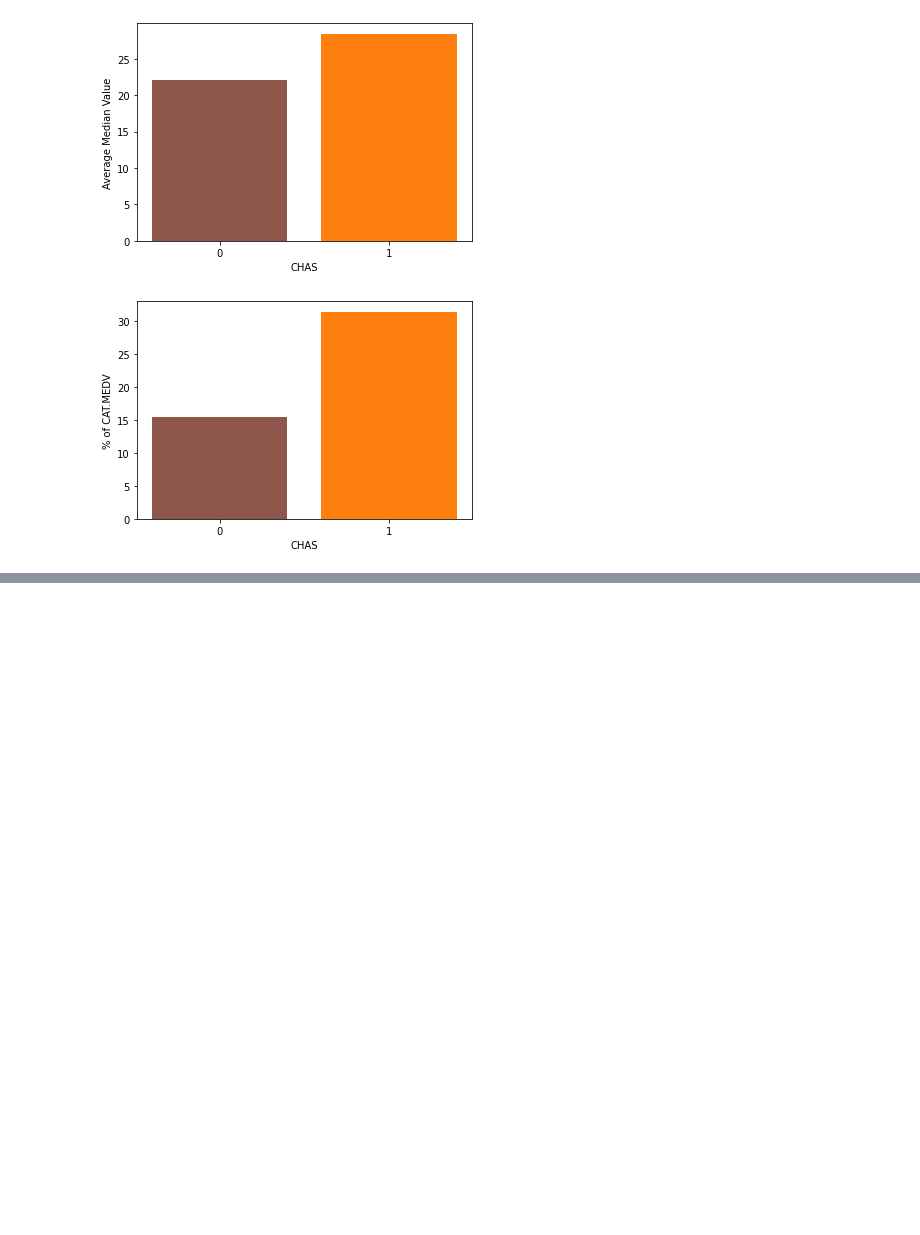
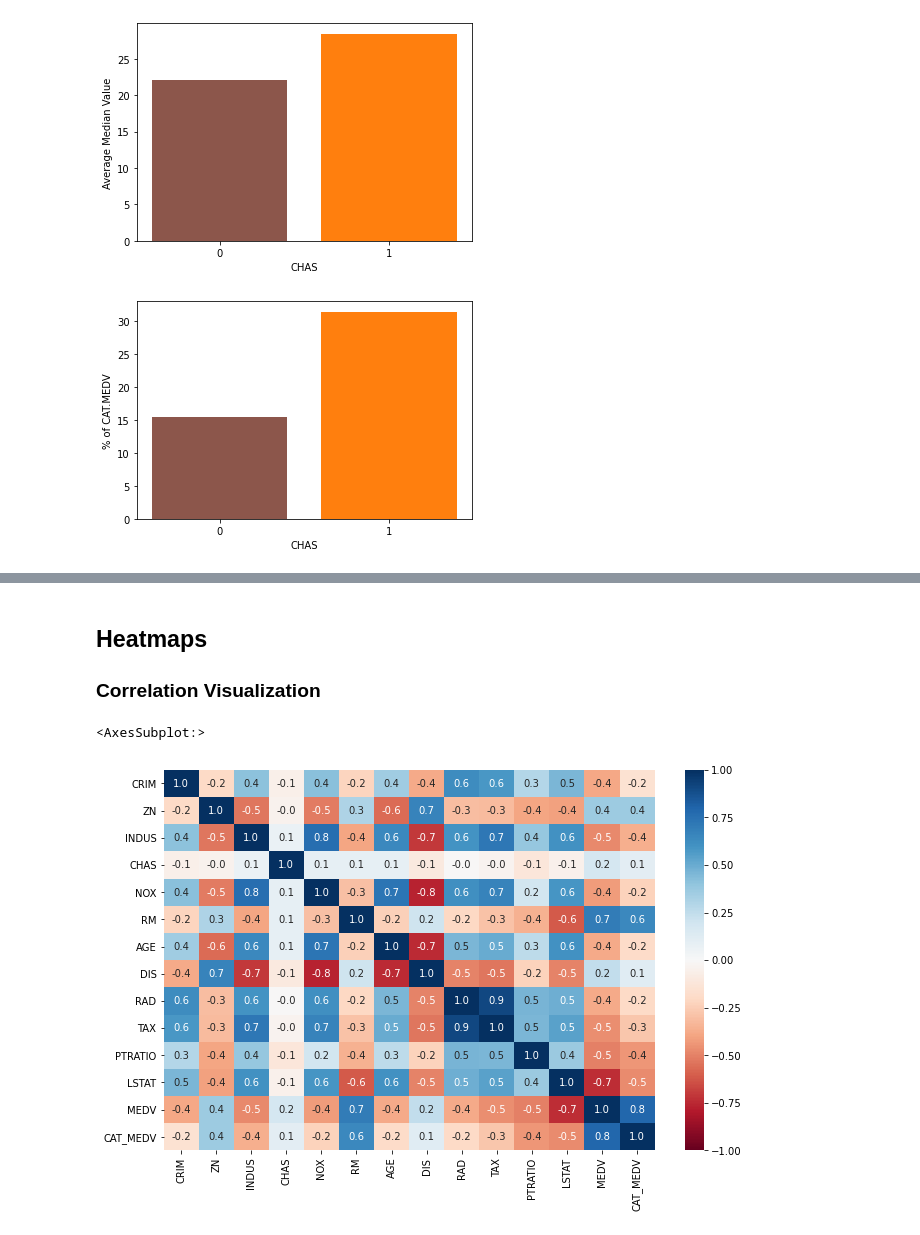
Before and after one commit to skyegrey/calescence, a Jupyter notebook: chapter-3/data-visualization.ipynb, the cells around one changed output, grey strips where cells are left out. Saved outputs shown, nothing was run; the diff lists cells and outputs as text; code cells hidden in the pictures; blank space fills up the shorter version.

```diff
--- a/chapter-3/data-visualization.ipynb
+++ b/chapter-3/data-visualization.ipynb
@@ -149,0 +150,12 @@ Text(0.5, 0.98, '')
+# %% [markdown]
+## Heatmaps
+### Correlation Visualization
+# %%
+correlation = housing_df.corr()
+
+fig, ax = plt.subplots()
+fig.set_size_inches(11, 7)
+sns.heatmap(correlation, annot=True, fmt=".1f", vmin=-1, cmap="RdBu")
+# %% [output]
+<AxesSubplot:>
+[figure, added]
```
Also changed, not shown: parts of 12 cells of this notebook.
